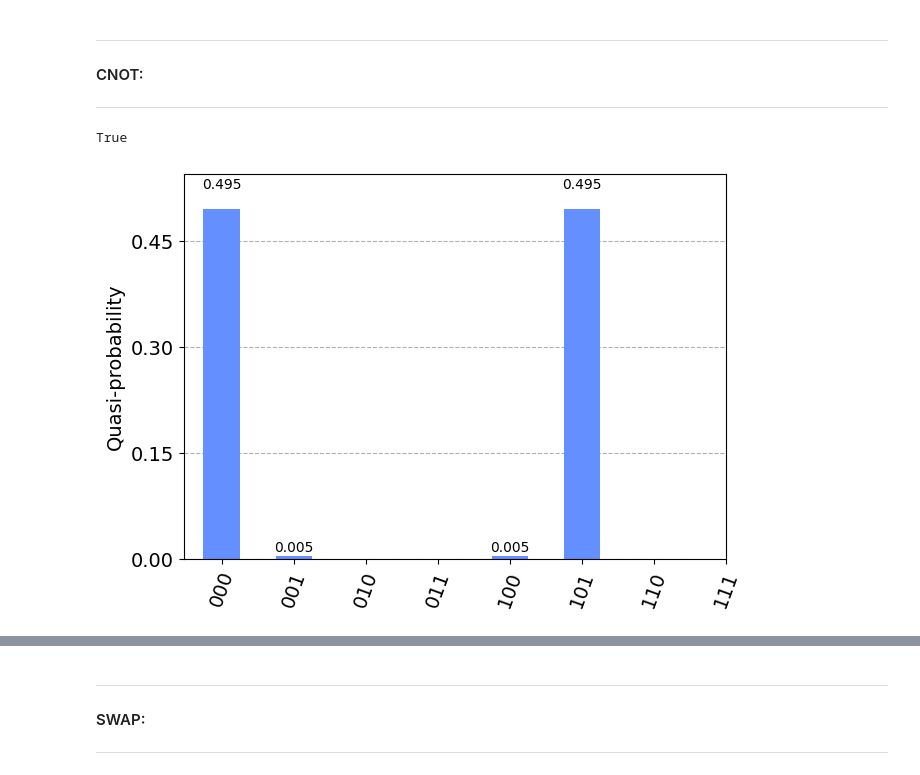
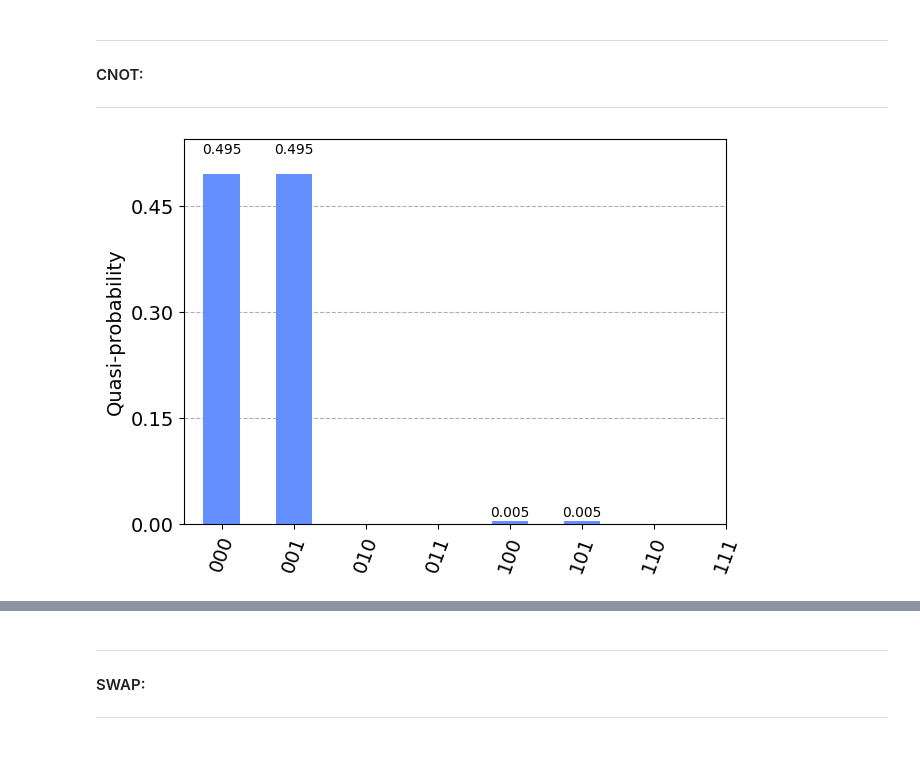
Before and after one commit to seba2390/SYMQcircuit, a Jupyter notebook: testing.ipynb, the cells around one changed output, grey strips where cells are left out. Saved outputs shown, nothing was run; the diff lists cells and outputs as text; code cells hidden in the pictures.

```diff
--- a/testing.ipynb
+++ b/testing.ipynb
@@ -124,33 +124,32 @@ nr = 1
 size = 3
 
 test = QuantumCircuit(size)
-test.cnot(control_qubit=0,target_qubit=1)
+test.cnot(control_qubit=1,target_qubit=2)
 qiskit_cnot = qiskit.quantum_info.Operator(test).data.real.astype(int)
 
 test2 = SYMQCircuit(size)
-test2.add_cnot(control_qubit=0,target_qubit=1)
+test2.add_cnot(control_qubit=1,target_qubit=2)
 my_cnot = test2.get_circuit_unitary().real.astype(int)
 
-print(np.allclose(my_cnot,qiskit_cnot))
+if not np.allclose(my_cnot,qiskit_cnot):
+    raise ArithmeticError("Qiskit circuit unitary is different from own impl.")
-# %% [output]
-True
 # %%
 size = 3
 
 test = QuantumCircuit(size)
 test.h(0)
 test.rx(theta=4/21,qubit=2)
-test.cnot(control_qubit=0,target_qubit=2)
+test.cnot(control_qubit=1,target_qubit=2)
 
 test2 = SYMQCircuit(size)
 test2.add_h(0)
 test2.add_rx(angle=4/21,target_qubit=2)
-test2.add_cnot(control_qubit=0,target_qubit=2)
+test2.add_cnot(control_qubit=1,target_qubit=2)
 
 probabilities = test2.get_state_probabilities()
 plot_histogram(probabilities)
 # %% [output]
-[figure, old version]
+[figure, new version]
 # %%
 job = execute(test, backend)
 statevec = job.result().get_statevector()
```
Also changed, not shown: parts of 24 cells of this notebook, 2 other files.
